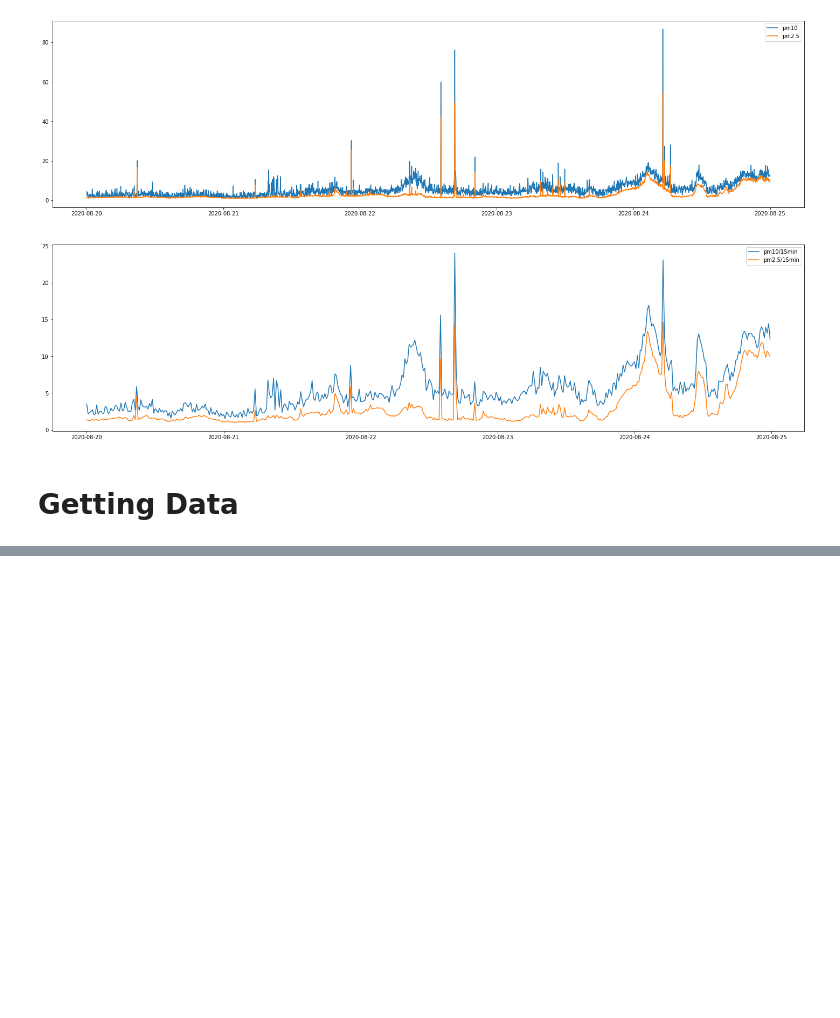
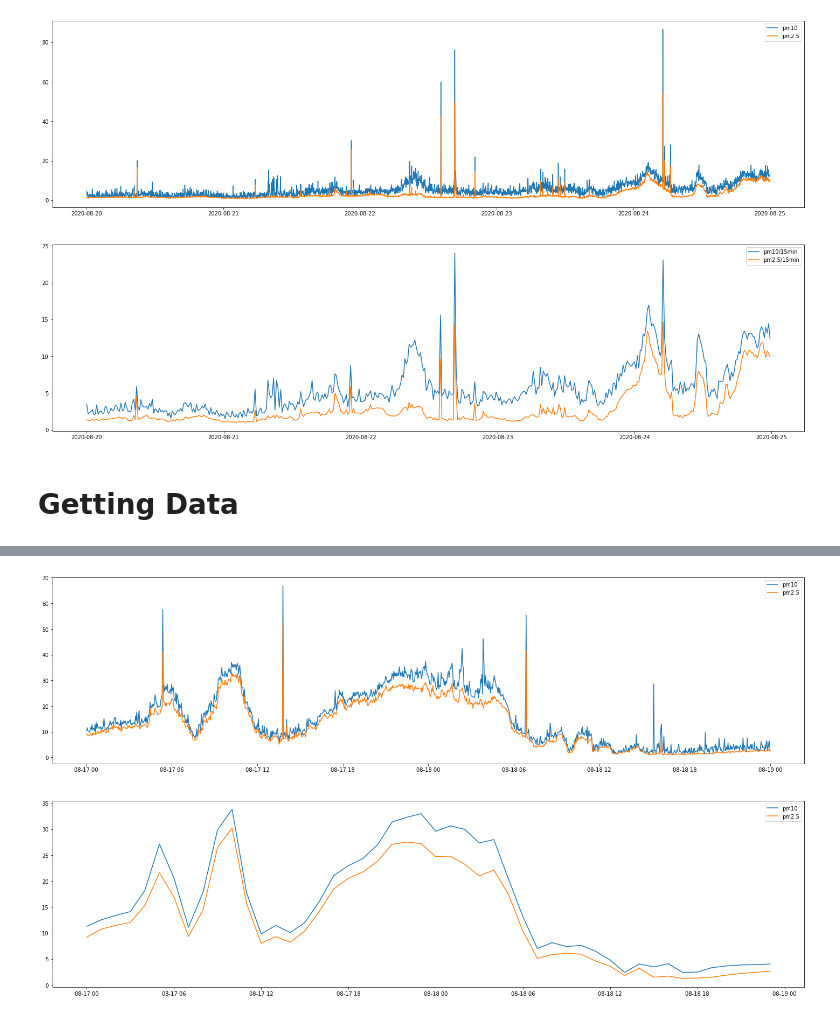
Before and after one commit to Sebastian-Bender/air-pollution, a Jupyter notebook: AirPollution/src/DataExploration.ipynb, the cells around one changed output, grey strips where cells are left out. Drawn from its saved outputs; the diff is of its cells as text; code cells hidden in the pictures; blank space fills up the shorter version.

```diff
--- a/AirPollution/src/DataExploration.ipynb
+++ b/AirPollution/src/DataExploration.ipynb
@@ -168,0 +201,16 @@ plt.show()
+# %%
+plt.figure(figsize = [25, 14])
+
+plt.subplot(211)
+plt.plot(comp.loc['2020-08-17':'2020-08-18']['P1'], '-', label = 'pm10')
+plt.plot(comp.loc['2020-08-17':'2020-08-18']['P2'], '-', label = 'pm2.5')
+plt.legend()
+
+plt.subplot(212)
+plt.plot(comp2.loc['2020-08-17':'2020-08-18']['P1'], '-', label = 'pm10')
+plt.plot(comp2.loc['2020-08-17':'2020-08-18']['P2'], '-', label = 'pm2.5')
+plt.legend()
+
+plt.show()
+# %% [output]
+[figure, added]
```
Also changed, not shown: parts of 10 cells of this notebook, 1 other file.
